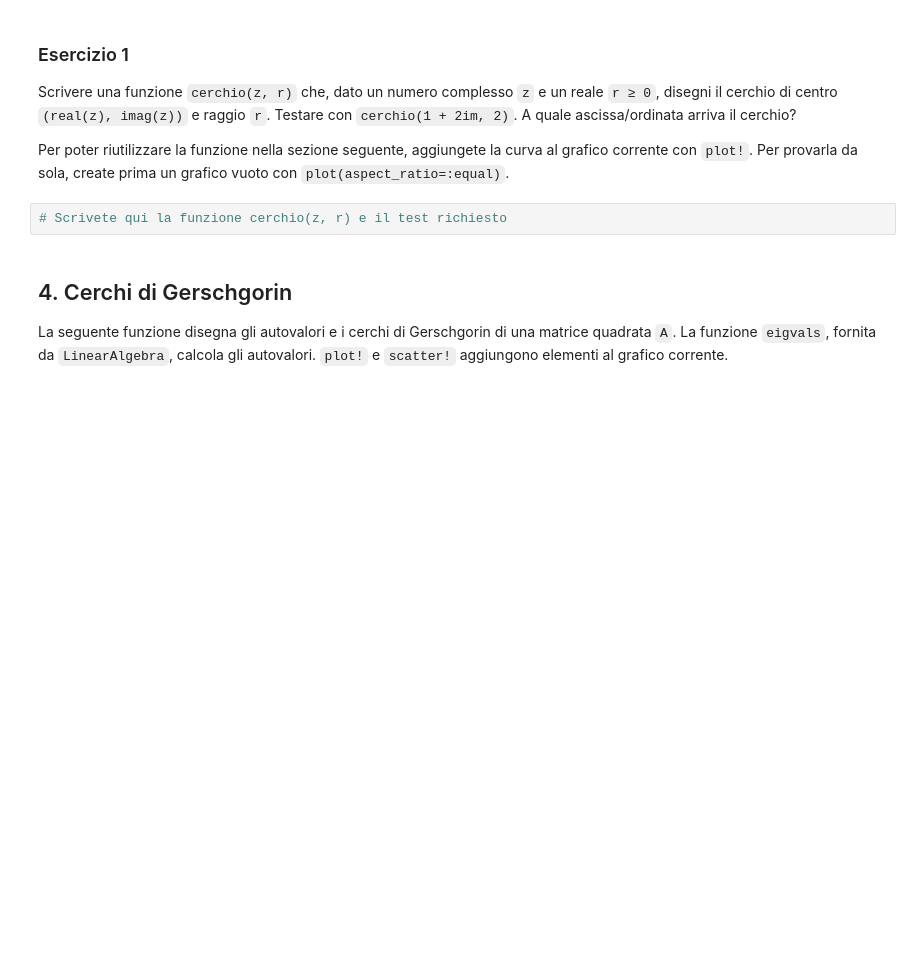
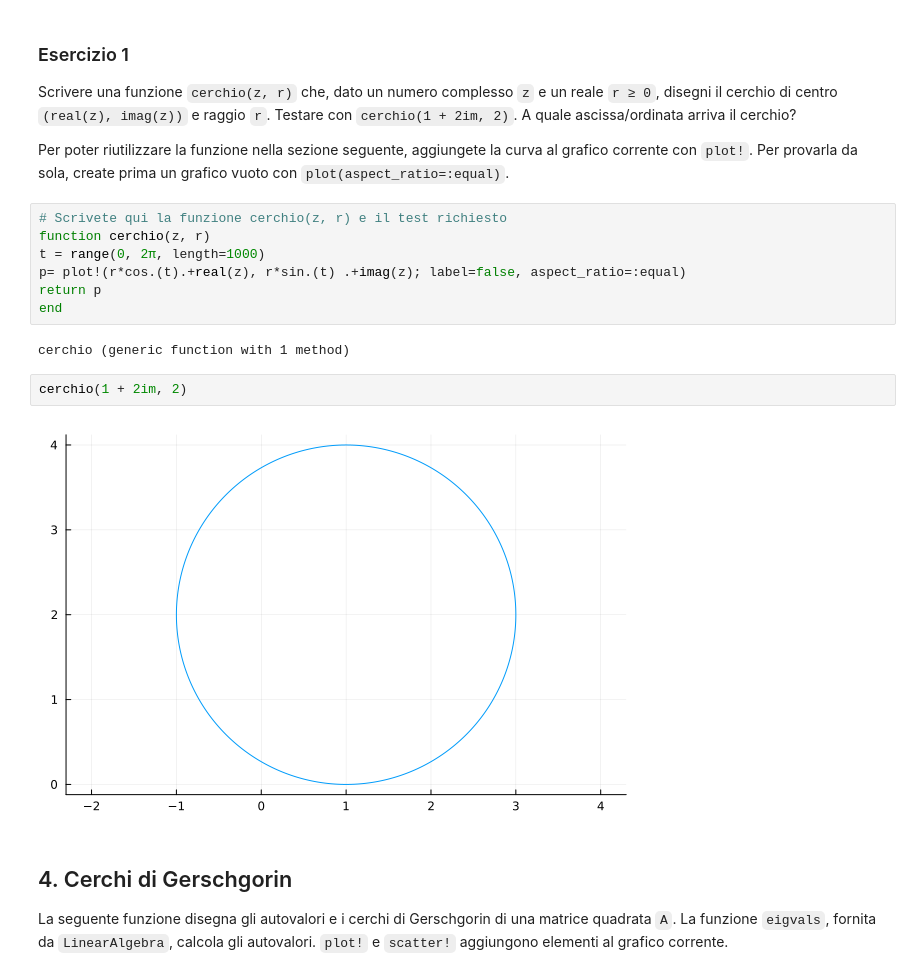
Before and after one commit to egraziani5/egraziani5.github.io, a Jupyter notebook: Laboratorio_02.ipynb, the cells around one changed output. Cells and saved outputs as stored; diff of their text form; blank space fills up the shorter version.

```diff
--- a/Laboratorio_02.ipynb
+++ b/Laboratorio_02.ipynb
@@ -141,6 +356,17 @@ Scrivere una funzione `cerchio(z, r)` che, dato un numero complesso `z` e un rea
 Per poter riutilizzare la funzione nella sezione seguente, aggiungete la curva al grafico corrente con `plot!`. Per provarla da sola, create prima un grafico vuoto con `plot(aspect_ratio=:equal)`.
 # %%
 # Scrivete qui la funzione cerchio(z, r) e il test richiesto
+function cerchio(z, r)
+t = range(0, 2π, length=1000)
+p= plot!(r*cos.(t).+real(z), r*sin.(t) .+imag(z); label=false, aspect_ratio=:equal)
+return p
+end
+# %% [output]
+cerchio (generic function with 1 method)
+# %%
+cerchio(1 + 2im, 2)
+# %% [output]
+[figure, added]
 # %% [markdown]
 ## 4. Cerchi di Gerschgorin
 
```
Also changed, not shown: parts of 21 cells of this notebook.
